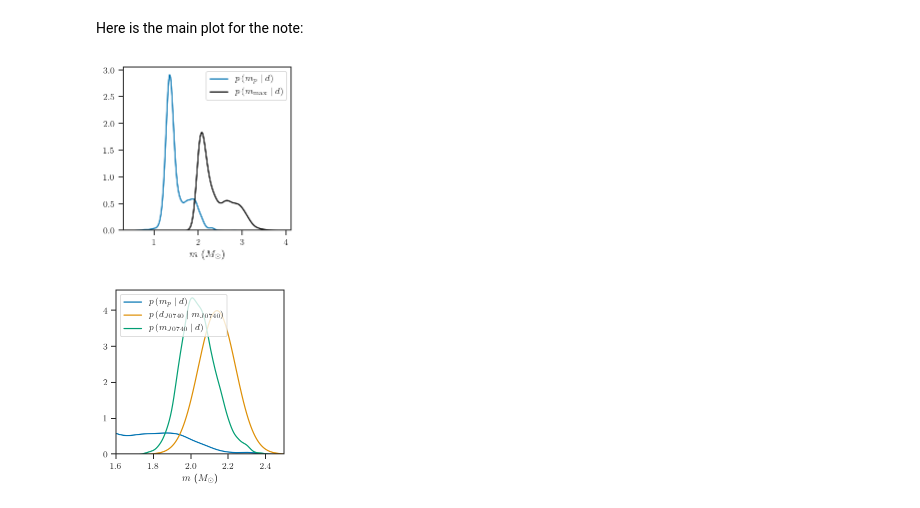
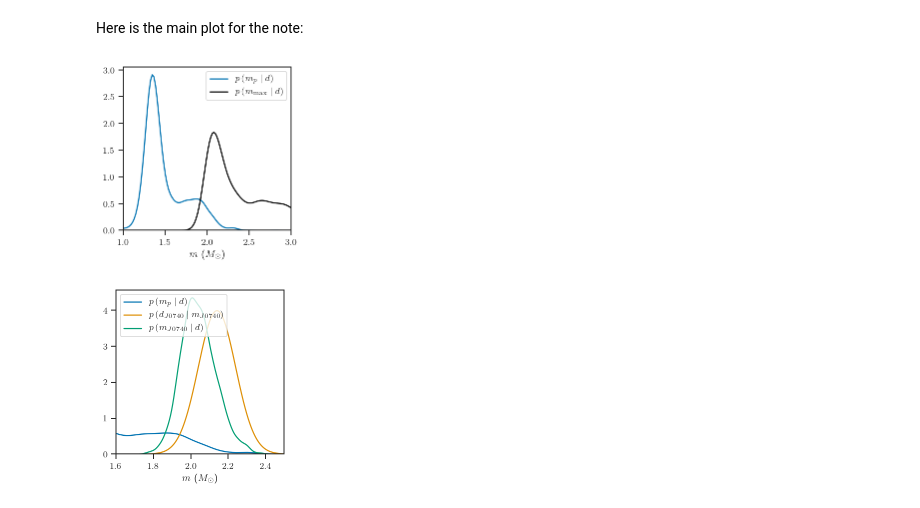
Before and after one commit to farr/AlsingNSMassReplication, a Jupyter notebook: AlsingReconstruction.ipynb, the cells around one changed output. Saved outputs shown, nothing was run; the diff lists cells and outputs as text; code cells hidden in the pictures.

Commit message:
Better axis on p(m) and mmax figure.

```diff
--- a/AlsingReconstruction.ipynb
+++ b/AlsingReconstruction.ipynb
@@ -302,23 +302,26 @@ Here is the main plot for the note:
 # %%
 with sns.plotting_context(context='paper'):
     with mpl.rc_context(rc={'figure.figsize': (colwidth/2, colwidth/2), 'text.usetex': True}):
         sns.kdeplot(fit.posterior.mp_draw.values.flatten(), label=r'$p\left( m_p \mid d \right)$')
         sns.kdeplot(fit.posterior.mmax.values.flatten(), label=r'$p\left( m_\mathrm{max} \mid d \right)$', color='k')
 
         xlabel(r'$m$ ($M_\odot$)')
         legend(loc='best')
+
+        axis(xmin=1.0, xmax=3)
+
         savefig('Paper/p-m.pdf')
 
         figure()
         xs = linspace(2.14 - 0.5, 2.14+0.5, 1024)
         sns.kdeplot(fit.posterior.mp_draw.values.flatten(), label=r'$p\left( m_p \mid d \right)$')
         plot(xs, ss.norm(loc=2.14, scale=0.1).pdf(xs), label=r'$p\left( d_{J0740} \mid m_{J0740} \right)$')
         sns.kdeplot(fit.posterior.mp_gaussian[:,:,-1].values.flatten(), label=r'$p\left( m_{J0740} \mid d \right)$')
         axis(xmin=1.6, xmax=2.5)
 
         xlabel(r'$m$ ($M_\odot$)')
         legend(loc='upper left')
         savefig('Paper/J0740.pdf')
 # %% [output]
-[figure, old version]
+[figure, new version]
 [figure]
```
